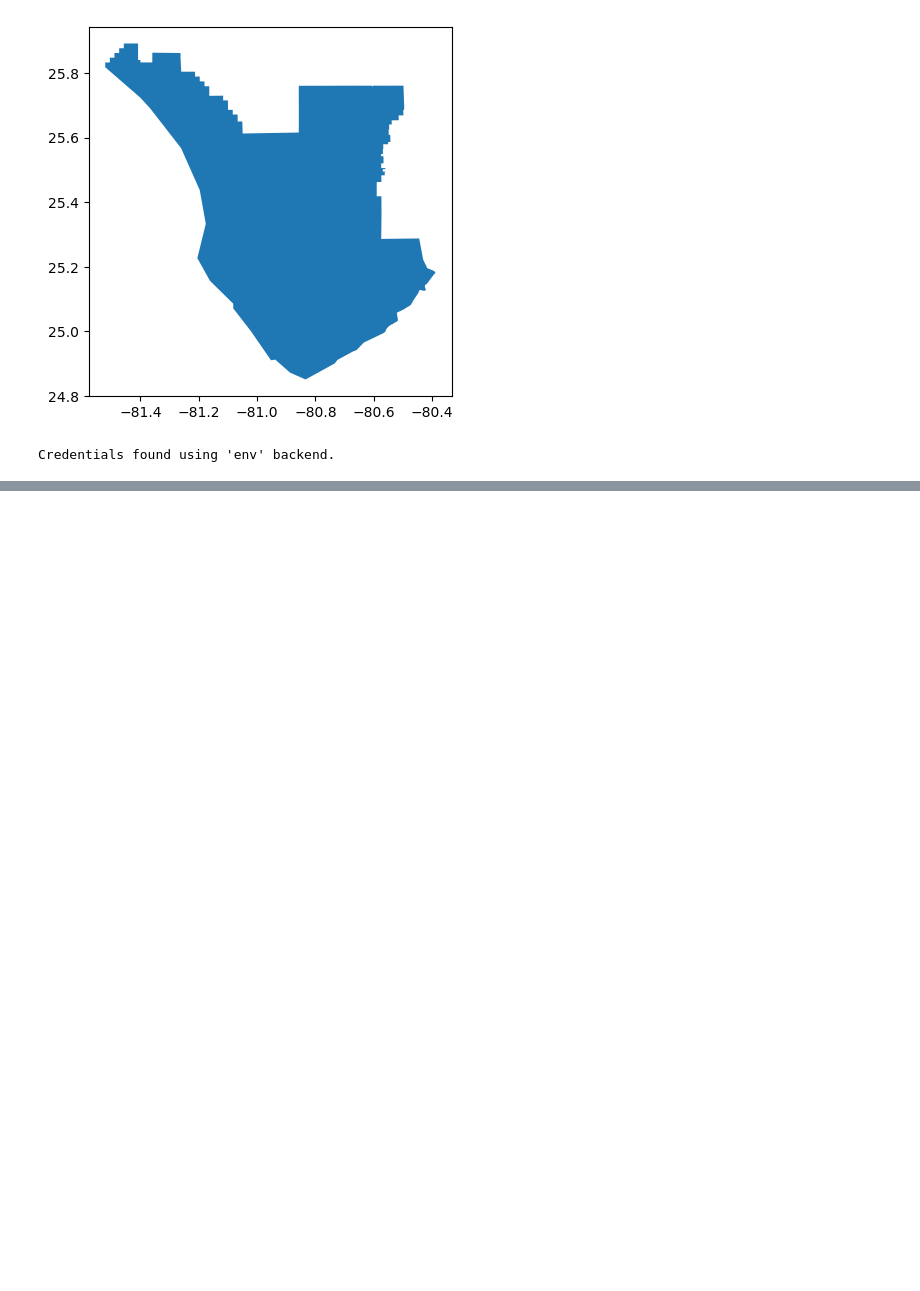
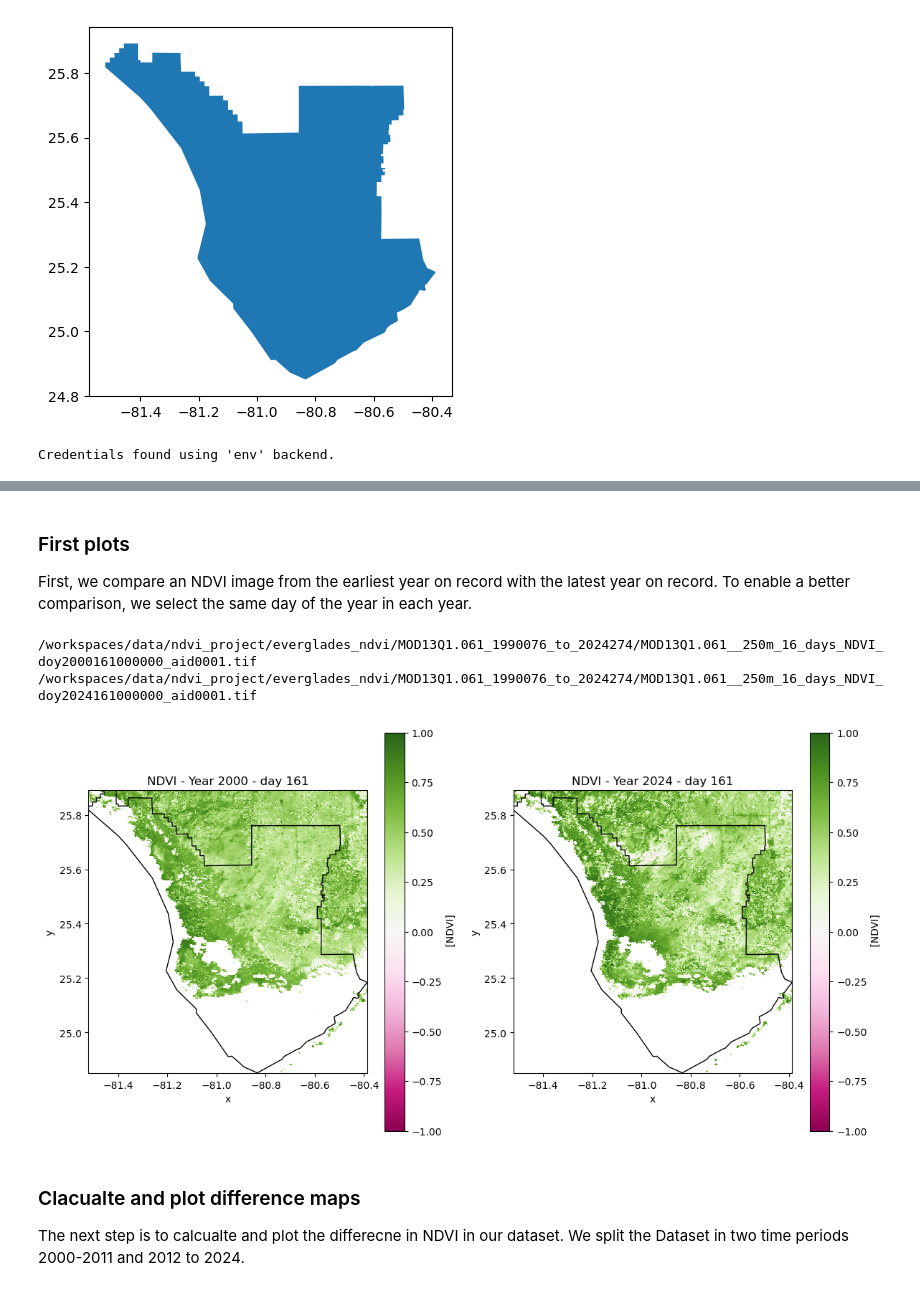
Before and after one commit to earthlab-education/04-vegetation-MarJess, a Jupyter notebook: notebooks/vegetation_portolio.ipynb, the cells around one changed output, grey strips where cells are left out. Drawn from its saved outputs; the diff is of its cells as text; code cells hidden in the pictures; blank space fills up the shorter version.

```diff
--- a/notebooks/vegetation_portolio.ipynb
+++ b/notebooks/vegetation_portolio.ipynb
@@ -83,3 +83,9 @@ ndvi_downloader = eaapp.AppeearsDownloader(
 ndvi_downloader.download_files(cache=True)
 # %% [output]
 Credentials found using 'env' backend.
+# %%
+# Get a sorted list of NDVI file paths
+ndvi_paths = sorted(list(project.project_dir.rglob('*NDVI*.tif')))
+
+# View the paths
+ndvi_paths
@@ -85,0 +194,40 @@ Credentials found using 'env' backend.
+# %% [markdown]
+###  First plots
+First, we compare an NDVI image from the earliest year on record with the
+latest year on record. To enable a better comparison, we select the same
+day of the year in each year.
+# %%
+print(ndvi_paths[5])
+print(ndvi_paths[-8])
+# %% [output]
+/workspaces/data/ndvi_project/everglades_ndvi/MOD13Q1.061_1990076_to_2024274/MOD13Q1.061__250m_16_days_NDVI_doy2000161000000_aid0001.tif
+/workspaces/data/ndvi_project/everglades_ndvi/MOD13Q1.061_1990076_to_2024274/MOD13Q1.061__250m_16_days_NDVI_doy2024161000000_aid0001.tif
+# %%
+# plot them side by side
+ndvi_first = rxr.open_rasterio(ndvi_paths[5], mask_and_scale = True).squeeze()
+ndvi_last = rxr.open_rasterio(ndvi_paths[-8], mask_and_scale = True).squeeze()
+
+# make side by side subplots
+# 1 subplot with 1 row + 2 columns
+fig, axes = plt.subplots(1, 2, figsize=(12, 6))
+
+# plot first ndvi with gila river boundary
+ndvi_first.plot(ax=axes[0], cmap=plt.cm.PiYG, vmin=-1, vmax=1)
+everglades_gdf.plot(ax=axes[0], edgecolor='black', facecolor='none', linewidth=1)
+axes[0].set_title("NDVI - Year 2000 - day 161")
+
+# plot last ndvi with gila river boundary
+ndvi_last.plot(ax=axes[1], cmap=plt.cm.PiYG, vmin=-1, vmax=1)
+everglades_gdf.plot(ax=axes[1], edgecolor='black', facecolor='none', linewidth=1)
+axes[1].set_title("NDVI - Year 2024 - day 161")
+
+# play with layout
+plt.tight_layout()
+plt.show()
+# %% [output]
+[figure, added]
+# %% [markdown]
+### Clacualte and plot difference maps
+
+The next step is to calcualte and plot the differecne in NDVI in our dataset.
+We split the Dataset in two time periods 2000-2011 and 2012 to 2024.
```
Also changed, not shown: parts of 12 cells of this notebook.
